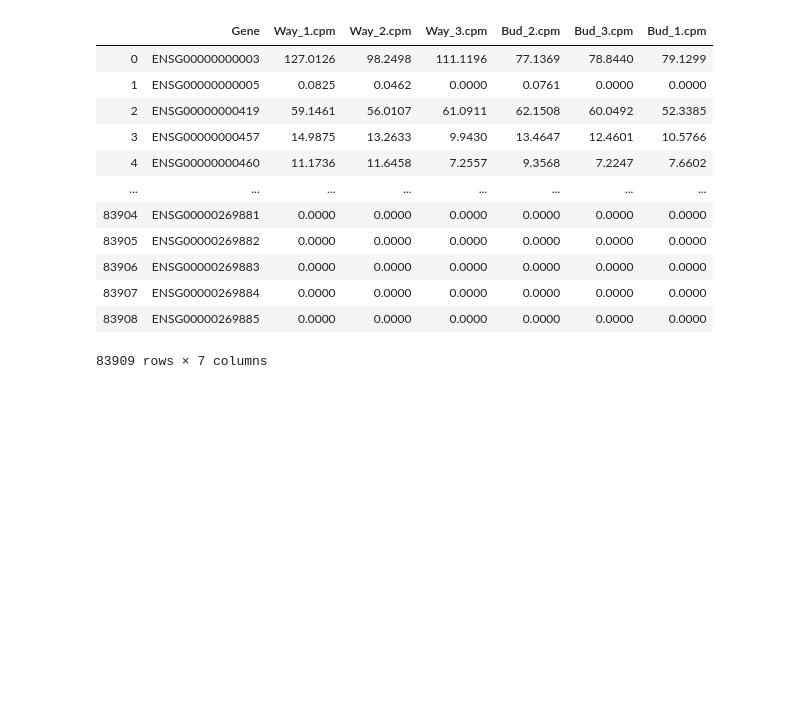
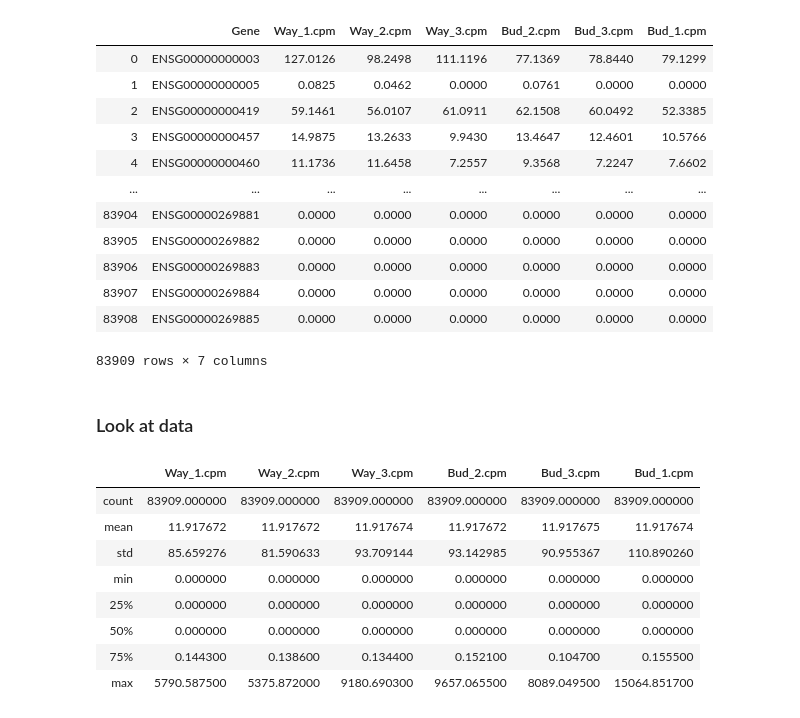
Before and after one commit to lfranzen/algbio-course-project, a Jupyter notebook: results/main_analysis.ipynb, the cells around one changed output. Cells and saved outputs as stored; diff of their text form; code cells hidden in the pictures; blank space fills up the shorter version.

```diff
--- a/results/main_analysis.ipynb
+++ b/results/main_analysis.ipynb
@@ -78,3 +78,17 @@ exp_all
 | 83907 | ENSG00000269884 | 0.0000 | 0.0000 | 0.0000 | 0.0000 | 0.0000 | 0.0000 |
 | 83908 | ENSG00000269885 | 0.0000 | 0.0000 | 0.0000 | 0.0000 | 0.0000 | 0.0000 |
 83909 rows × 7 columns
+# %% [markdown]
+### Look at data
+# %%
+exp_all.describe()
+# %% [output]
+|  | Way_1.cpm | Way_2.cpm | Way_3.cpm | Bud_2.cpm | Bud_3.cpm | Bud_1.cpm |
+| count | 83909.000000 | 83909.000000 | 83909.000000 | 83909.000000 | 83909.000000 | 83909.000000 |
+| mean | 11.917672 | 11.917672 | 11.917674 | 11.917672 | 11.917675 | 11.917674 |
+| std | 85.659276 | 81.590633 | 93.709144 | 93.142985 | 90.955367 | 110.890260 |
+| min | 0.000000 | 0.000000 | 0.000000 | 0.000000 | 0.000000 | 0.000000 |
+| 25% | 0.000000 | 0.000000 | 0.000000 | 0.000000 | 0.000000 | 0.000000 |
+| 50% | 0.000000 | 0.000000 | 0.000000 | 0.000000 | 0.000000 | 0.000000 |
+| 75% | 0.144300 | 0.138600 | 0.134400 | 0.152100 | 0.104700 | 0.155500 |
+| max | 5790.587500 | 5375.872000 | 9180.690300 | 9657.065500 | 8089.049500 | 15064.851700 |
```
Also changed, not shown: parts of 6 cells of this notebook.
